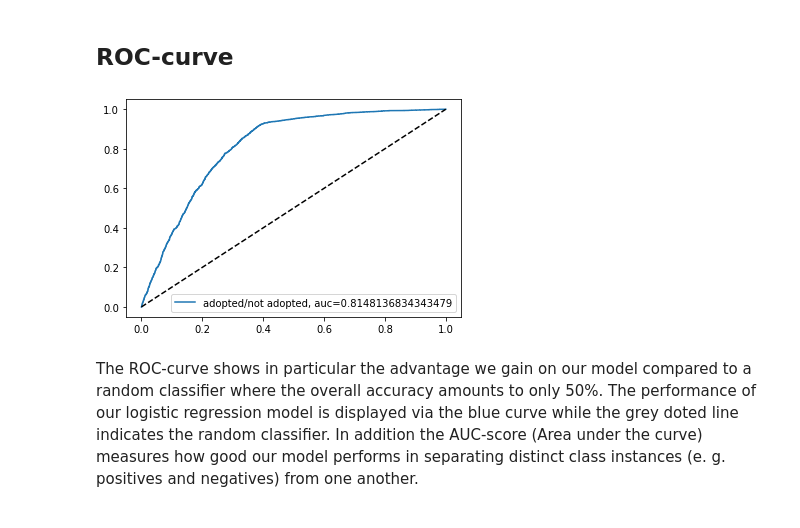
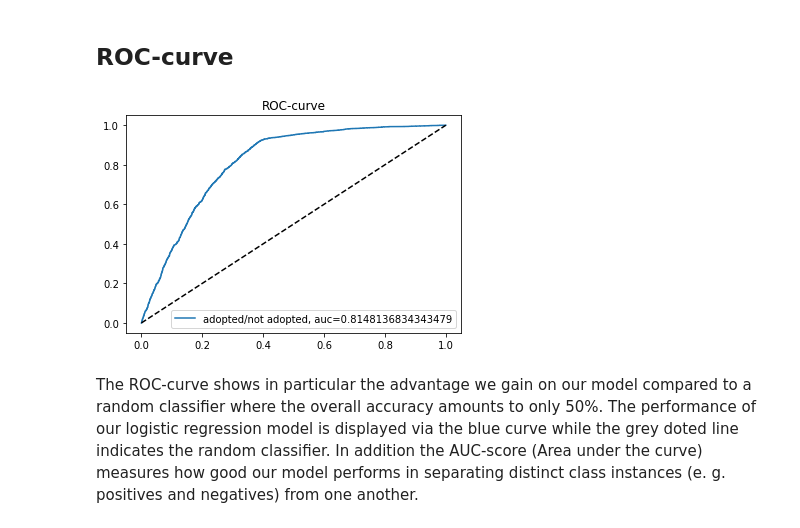
Before and after one commit to DavidSiegl/Animal-Shelter-Analysis, a Jupyter notebook: logistic_regression.ipynb, the cells around one changed output. Cells and saved outputs as stored; diff of their text form; code cells hidden in the pictures.

```diff
--- a/logistic_regression.ipynb
+++ b/logistic_regression.ipynb
@@ -142,13 +142,14 @@ Although overall the model produces solid results and great accuracy, as well as
 # %%
 y_pred_proba = log_reg.predict_proba(x_test)[::,1]
 fpr, tpr, thresholds= metrics.roc_curve(y_test,  y_pred_proba)
 auc = metrics.roc_auc_score(y_test, y_pred_proba)
 
 plt.plot(fpr,tpr,label="adopted/not adopted, auc="+str(auc))
 plt.plot([0, 1], [0, 1], color='black', linestyle='--')
 plt.legend(loc=4)
+plt.title("ROC-curve")
 plt.show()
 # %% [output]
-[figure, old version]
+[figure, new version]
 # %% [markdown]
 The ROC-curve shows in particular the advantage we gain on our model compared to a random classifier where the overall accuracy amounts to only 50%. The performance of our logistic regression model is displayed via the blue curve while the grey doted line indicates the random classifier. In addition the AUC-score (Area under the curve) measures how good our model performs in separating distinct class instances (e. g. positives and negatives) from one another.
```
